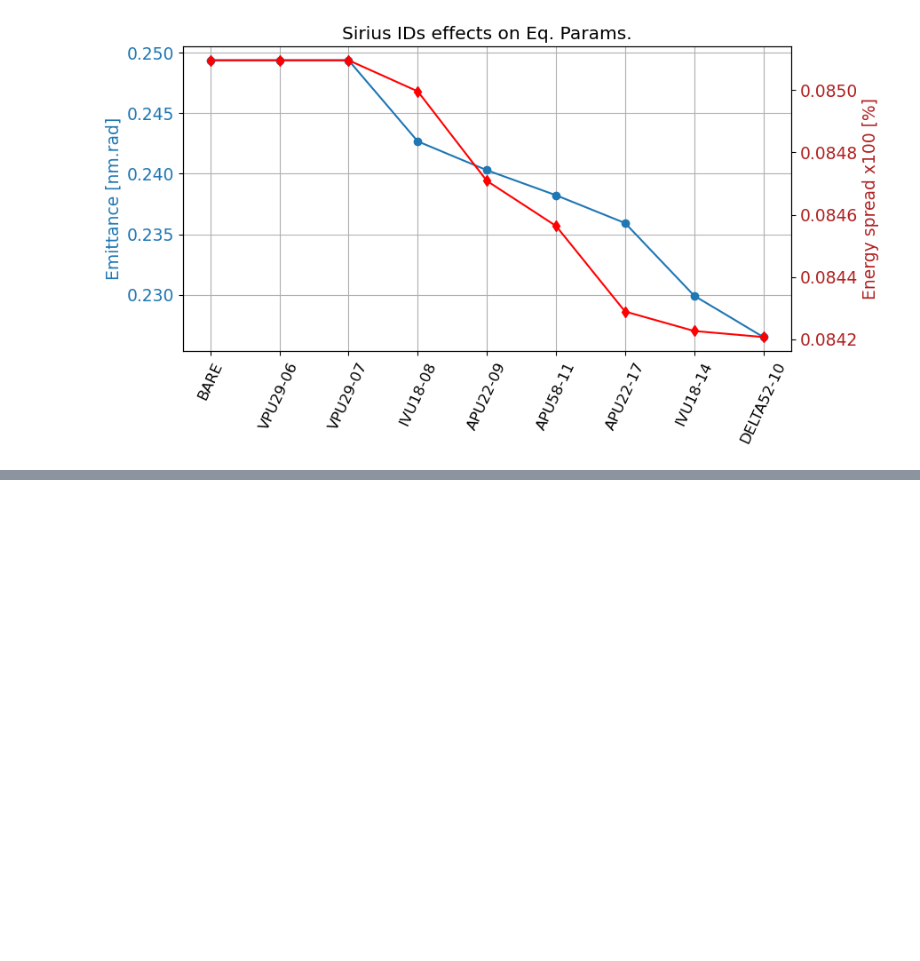
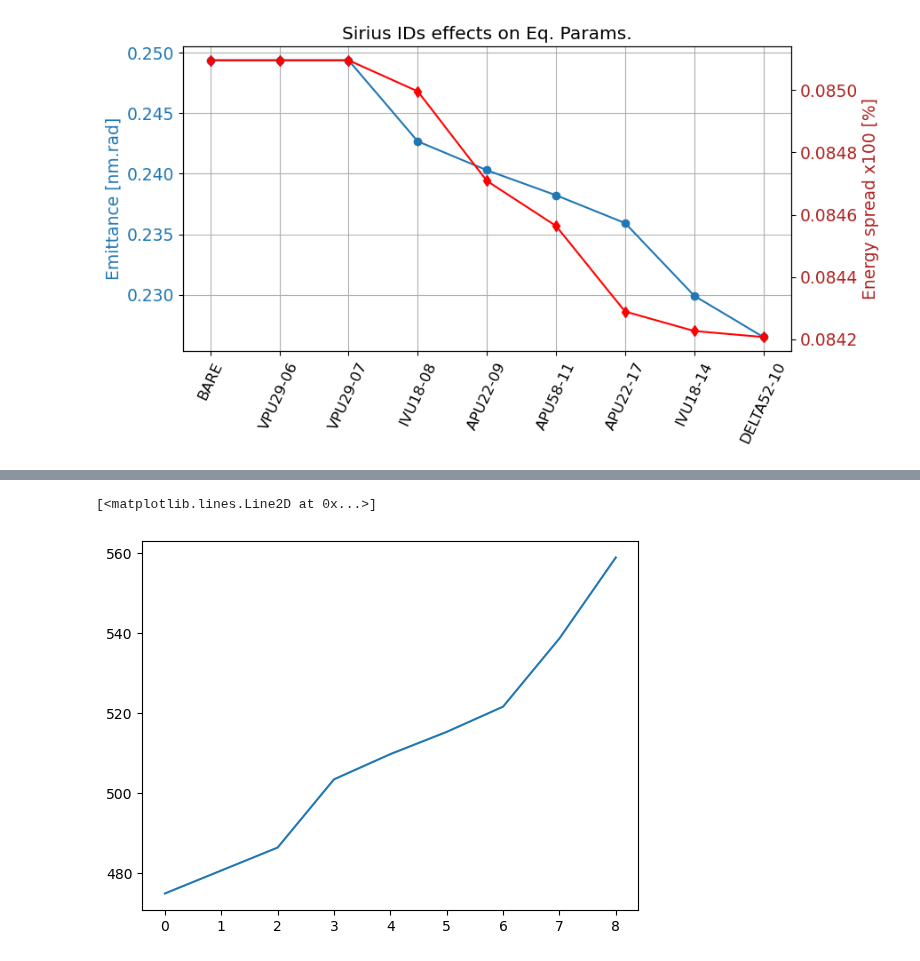
Before and after one commit to lnls-fac/idanalysis, a Jupyter notebook: idanalysis/idanalysis_tutorial.ipynb, the cells around one changed output, grey strips where cells are left out. Drawn from its saved outputs; the diff is of its cells as text; code cells hidden in the pictures; blank space fills up the shorter version.

```diff
--- a/idanalysis/idanalysis_tutorial.ipynb
+++ b/idanalysis/idanalysis_tutorial.ipynb
@@ -358,0 +366,5 @@ eqparam.plot_ids_effects_emit_espread()
+# %%
+plt.plot(eqparam.u0)
+# %% [output]
+[<matplotlib.lines.Line2D at 0x...>]
+[figure, added]
```
Also changed, not shown: parts of 3 cells of this notebook, 2 other files.
